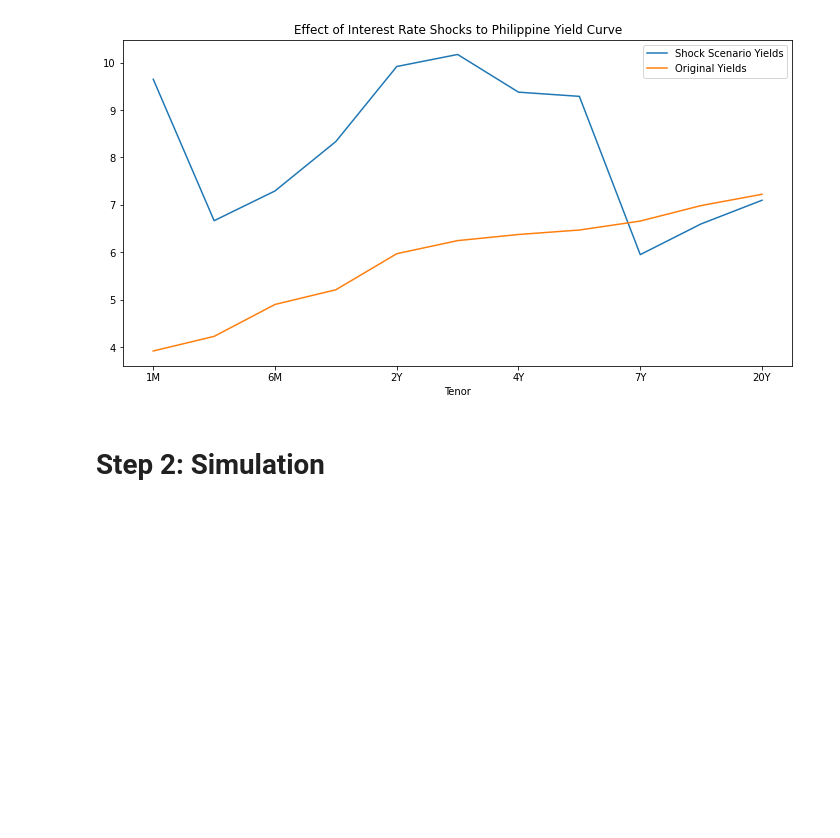
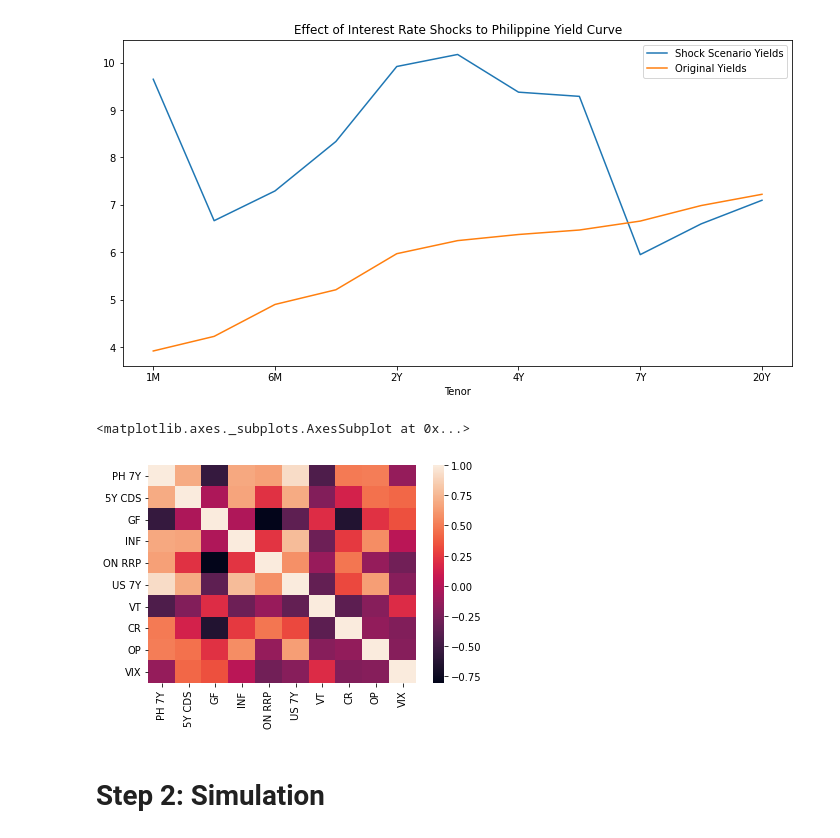
Before and after one commit to YungHapon/Hacklytics-2023---Team-BTr-PH, a Jupyter notebook: debt_recommendation.ipynb, the cells around one changed output. Saved outputs shown, nothing was run; the diff lists cells and outputs as text; code cells hidden in the pictures; blank space fills up the shorter version.

```diff
--- a/debt_recommendation.ipynb
+++ b/debt_recommendation.ipynb
@@ -269,6 +270,13 @@ df_score["Difference"] = df_score["Shock Scenario Yields"] - df_score["Original
 lines = df_score.iloc[:,-3:-1].plot.line(figsize=(12,6), title="Effect of Interest Rate Shocks to Philippine Yield Curve")
 # %% [output]
 [figure]
+# %%
+df_corr = pd.read_csv("https://raw.githubusercontent.com/YungHapon/Hacklytics-2023---Team-BTr-PH/main/Files/Yield/Selected%20Features%20Data.csv")
+# %%
+sns.heatmap(df_corr.corr()) #correlation heatmap of variables used
+# %% [output]
+<matplotlib.axes._subplots.AxesSubplot at 0x...>
+[figure, added]
 # %% [markdown]
 # Step 2: Simulation
 # %%
```
Also changed, not shown: parts of 1 cell of this notebook.
